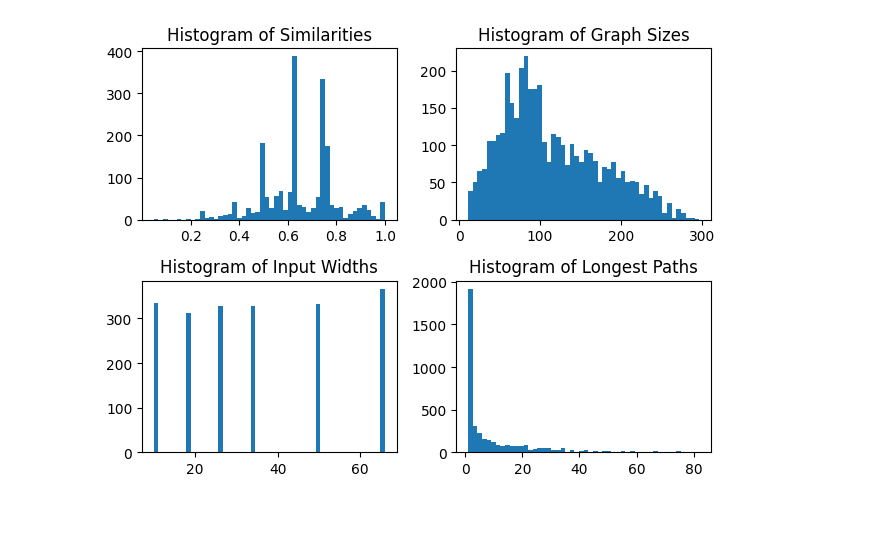
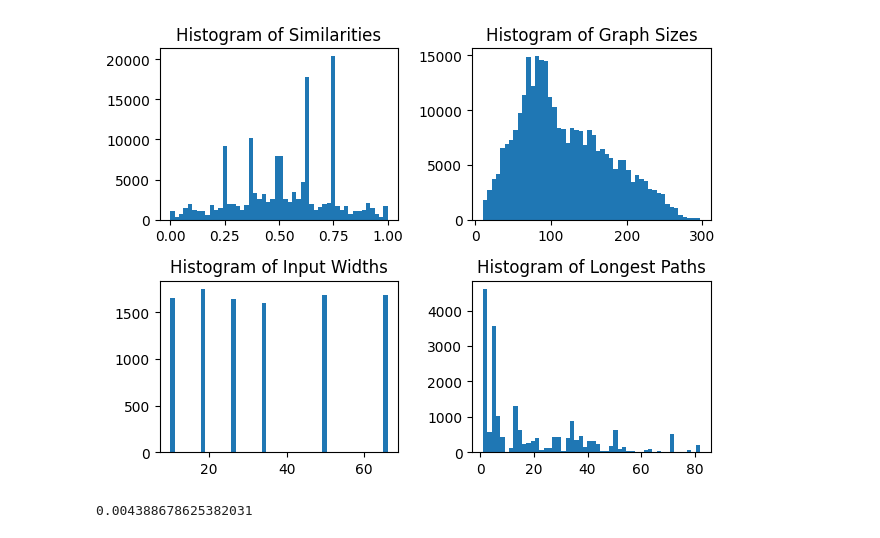
Before and after one commit to mharag/FEN, a Jupyter notebook: experiments/dataset_visualizer.ipynb, the cells around one changed output. Drawn from its saved outputs; the diff is of its cells as text; code cells hidden in the pictures.

```diff
--- a/experiments/dataset_visualizer.ipynb
+++ b/experiments/dataset_visualizer.ipynb
@@ -2,30 +2,59 @@
 import json
 import matplotlib.pyplot as plt
 import os
+import math
 
-DATASET_PATH = "../datasets/ariths_gen_sampled_100_high_prec/train"
+DATASET_PATH = "../datasets/ariths_gen_100_high_prec_augmented/train"
 # %%
 with open(os.path.join(DATASET_PATH, "metadata.json"), "r") as f:
     stats = json.load(f)
+
+similarity = []
+sizes = []
+for sample in stats["similarity"]:
+    similarities = [x[-1] for x in sample]
+    first = [x[0] for x in sample]
+    second = [x[1] for x in sample]
+    sizes.extend(first)
+    sizes.extend(second)
+    similarity.extend(similarities)
+stats["similarity"] = similarity
+stats["graph_size"] = sizes
 
 
 fig, axs = plt.subplots(2, 2)
 
 # Create a histogram for the "similarity" statistic
 axs[0, 0].hist(stats['similarity'], bins=50)
 axs[0, 0].set_title('Histogram of Similarities')
 
 # Create a histogram for the "graph_size" statistic
 axs[0, 1].hist(stats['graph_size'], bins=50)
 axs[0, 1].set_title('Histogram of Graph Sizes')
 
 # Create a histogram for the "input_width" statistic
 axs[1, 0].hist(stats['input_width'], bins=50)
 axs[1, 0].set_title('Histogram of Input Widths')
 
 # Create a histogram for the "longest_path" statistic
 axs[1, 1].hist(stats['longest_path'], bins=50)
 axs[1, 1].set_title('Histogram of Longest Paths')
 fig.tight_layout()
 # %% [output]
-[figure, old version]
+[figure, new version]
+# %%
+# Estimation of intrinsic error of dataset
+# Ground truth was obtained by simulation with N steps
+# which means has built in error and model trained on this dataset
+# can never achieve zero error
+#
+est_error = []
+steps = stats["simulation_steps"]
+for sim in stats["similarity"]:
+    est_error.append(
+        math.sqrt(steps * sim * (1 - sim)) / steps # variance of binomial distribution
+    )
+
+print(sum(est_error)/len(est_error))
+# %% [output]
+0.004388678625382031
```
Also changed, not shown: 4 other files.
